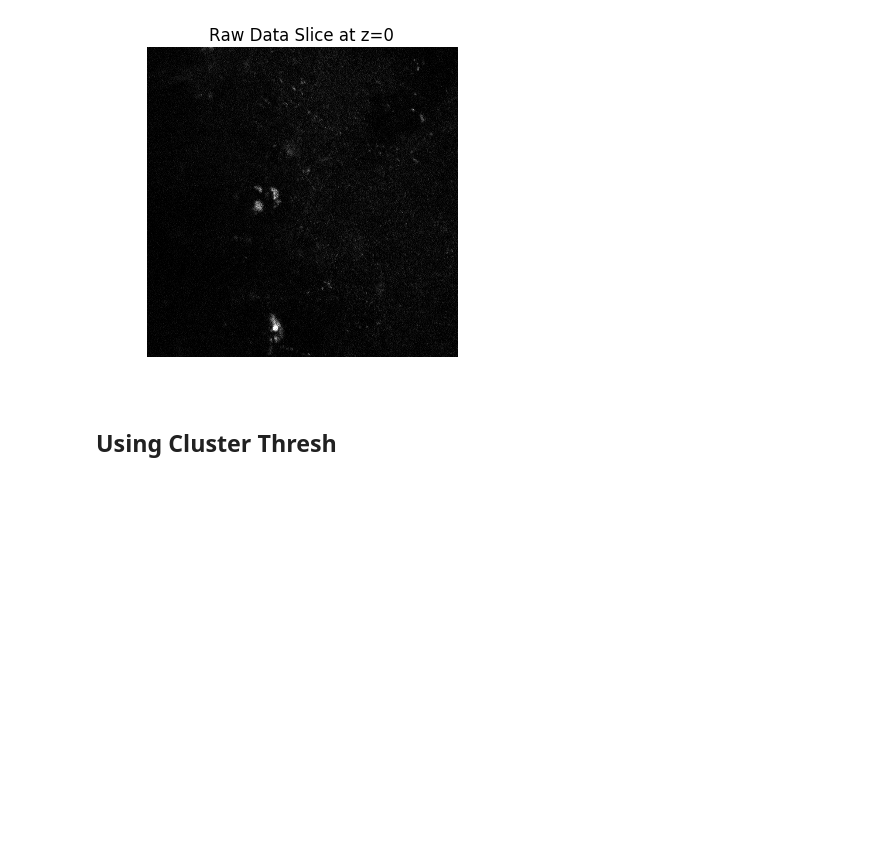
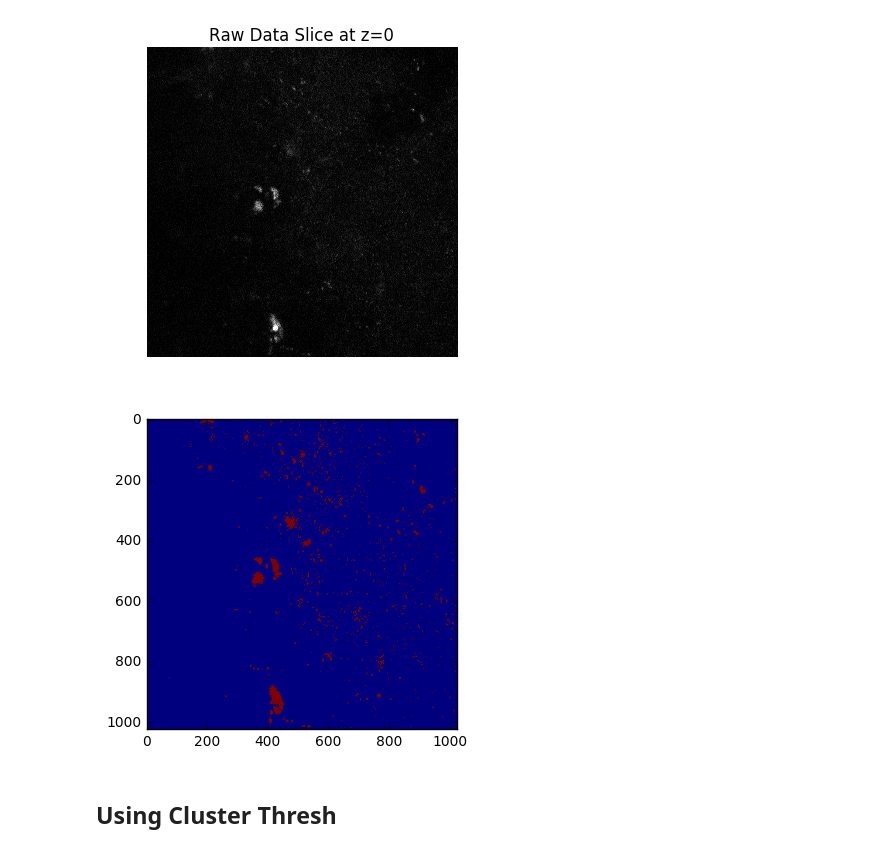
Before and after one commit to NeuroDataDesign/pan-synapse, a Jupyter notebook: background/Cluster_Thresh_Algorithms.md.ipynb, the cells around one changed output. Cells and saved outputs as stored; diff of their text form; code cells hidden in the pictures; blank space fills up the shorter version.

```diff
--- a/background/Cluster_Thresh_Algorithms.md.ipynb
+++ b/background/Cluster_Thresh_Algorithms.md.ipynb
@@ -379,12 +388,19 @@ plt.show()
 # %%
 #finding the clusters after plosPipeline
 plosOutSub = pLib.pipeline(dataSubset)
+# %%
+plosOutSubPow = np.power(plosOutSub, 1)
 # %%
 #binarize output of plos lib
-bianOutSub = cLib.otsuVox(plosOutSub)
+bianOutSub = cLib.otsuVox(plosOutSubPow)
 # %%
 #dilate the output based on neigborhood size
 bianOutSubDil = ndimage.morphology.binary_dilation(bianOutSub).astype(int)
+# %%
+plt.imshow(bianOutSubDil[3])
+plt.show()
+# %% [output]
+[figure, added]
 # %% [markdown]
 ## Using Cluster Thresh
 # %%
```
Also changed, not shown: parts of 7 cells of this notebook, 1 other file.
